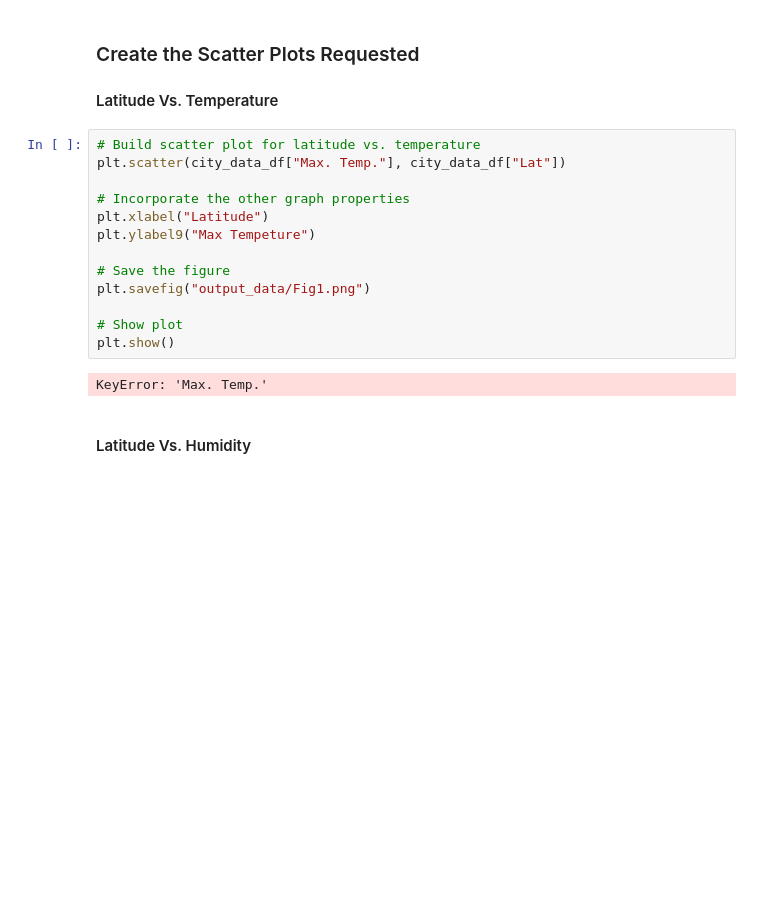
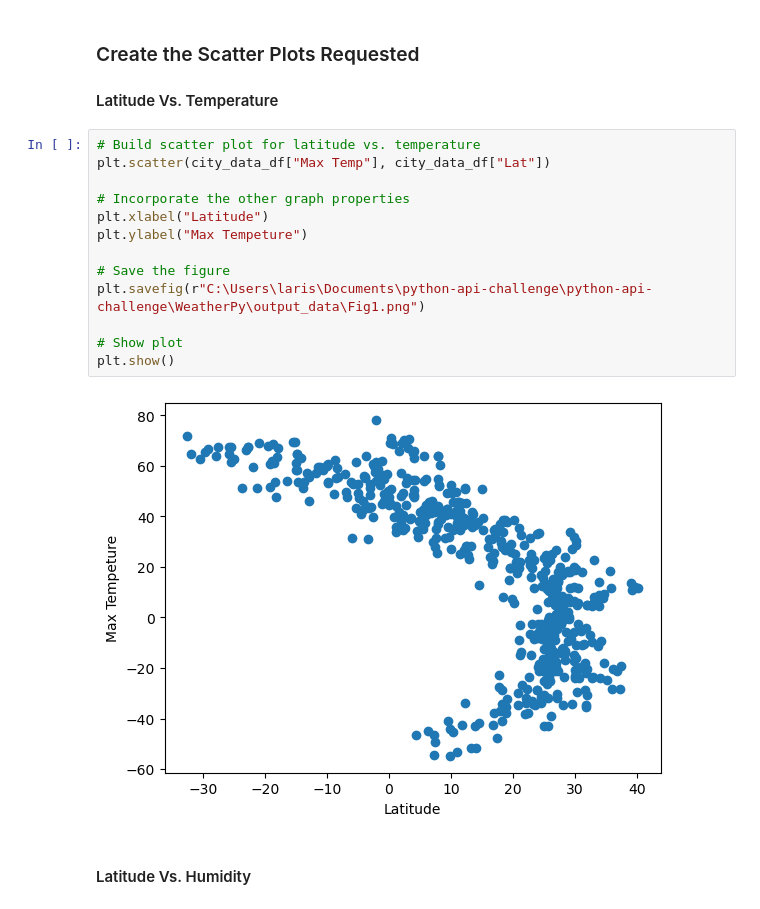
Before and after one commit to larissarmourap/python-api-challenge, a Jupyter notebook: WeatherPy/WeatherPy.ipynb, the cells around one changed output. Cells and saved outputs as stored; diff of their text form; blank space fills up the shorter version.

```diff
--- a/WeatherPy/WeatherPy.ipynb
+++ b/WeatherPy/WeatherPy.ipynb
@@ -179,19 +199,19 @@ city_data_df.head()
 #### Latitude Vs. Temperature
 # %%
 # Build scatter plot for latitude vs. temperature
-plt.scatter(city_data_df["Max. Temp."], city_data_df["Lat"])
+plt.scatter(city_data_df["Max Temp"], city_data_df["Lat"])
 
 # Incorporate the other graph properties
 plt.xlabel("Latitude")
-plt.ylabel9("Max Tempeture")
+plt.ylabel("Max Tempeture")
 
 # Save the figure
-plt.savefig("output_data/Fig1.png")
+plt.savefig(r"C:\Users\laris\Documents\python-api-challenge\python-api-challenge\WeatherPy\output_data\Fig1.png")
 
 # Show plot
 plt.show()
 # %% [output]
-KeyError: 'Max. Temp.'
+[figure, added]
 # %% [markdown]
 #### Latitude Vs. Humidity
 # %%
```
Also changed, not shown: parts of 30 cells of this notebook, 6 other files.
